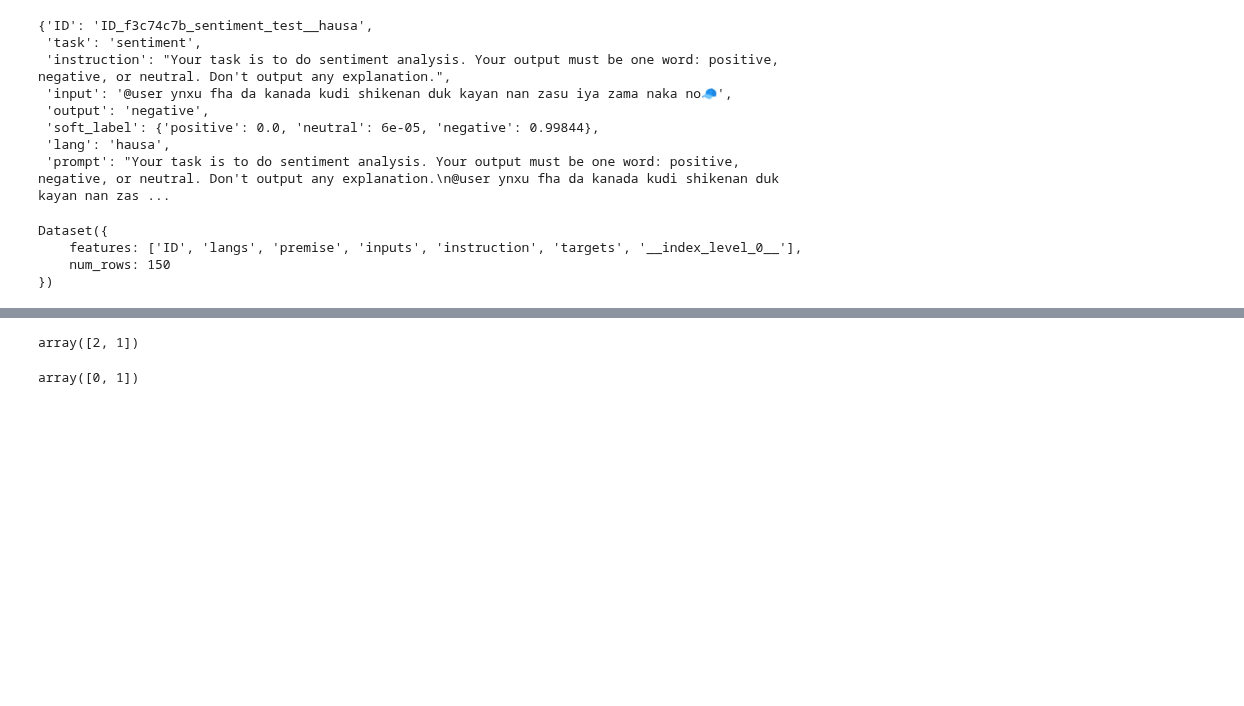
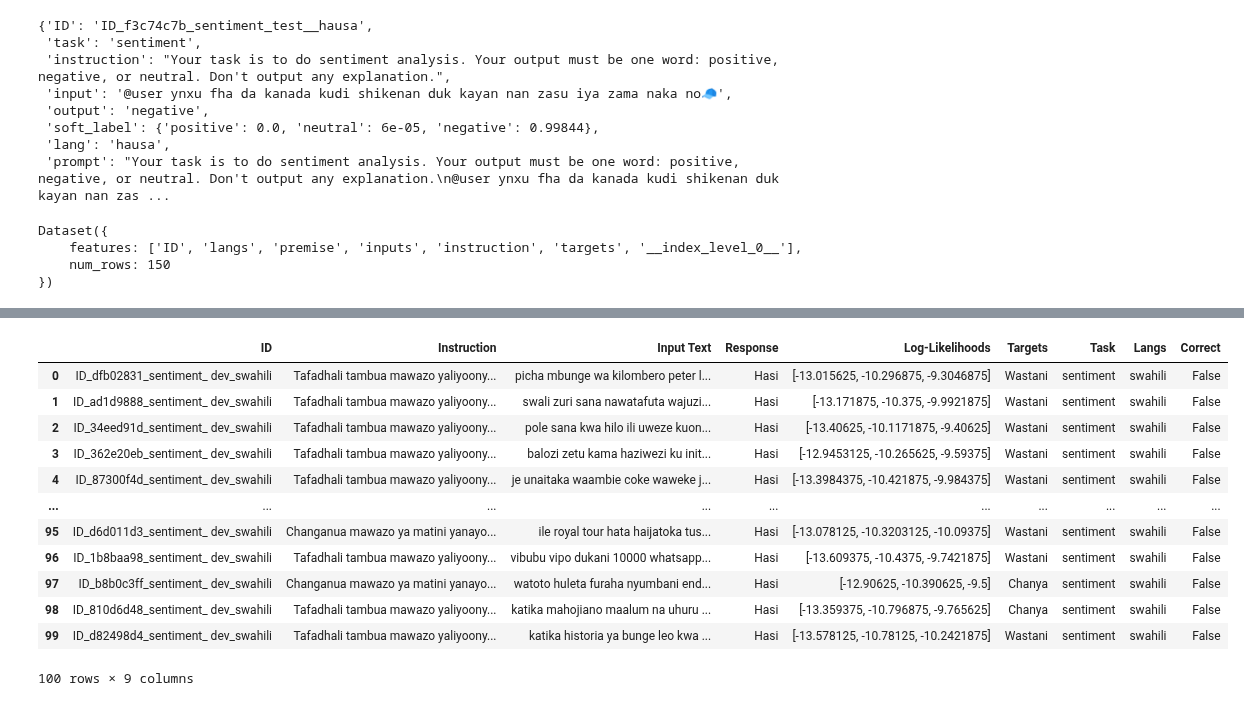
Before and after one commit to melissafasol/InkubaLM-Challenge, a Jupyter notebook: notebooks_ab/distillation.ipynb, the cells around one changed output, grey strips where cells are left out. Saved outputs shown, nothing was run; the diff lists cells and outputs as text; code cells hidden in the pictures; blank space fills up the shorter version.

```diff
--- a/notebooks_ab/distillation.ipynb
+++ b/notebooks_ab/distillation.ipynb
@@ -674,0 +741,15 @@ hau_sent = pd.read_csv(os.path.join(output_path,"hau_sentiment_prediction_dev.cs
+# %%
+target_labels_swa = [ 'Chanya', 'Wastani','Hasi']
+
+# Map integers to label strings
+response_map = {
+    0: 'Chanya',
+    1: 'Wastani',
+    2: 'Hasi'
+}
+
+# Assuming your DataFrame is named `df`
+swa_sent['Response'] = swa_sent['Response'].map(response_map)
+
+# Optional: check where prediction matches ground truth
+swa_sent['Correct'] = swa_sent['Response'] == swa_sent['Targets']
@@ -675,8 +772,16 @@ hau_sent = pd.read_csv(os.path.join(output_path,"hau_sentiment_prediction_dev.cs
 # %%
-swa_sent['Response'].unique()
+swa_sent
 # %% [output]
+|  | ID | Instruction | Input Text | Response | Log-Likelihoods | Targets | Task | Langs | Correct |
+| 0 | ID_dfb02831_sentiment_ dev_swahili | Tafadhali tambua mawazo yaliyoony... | picha mbunge wa kilombero peter l... | Hasi | [-13.015625, -10.296875, -9.3046875] | Wastani | sentiment | swahili | False |
+| 1 | ID_ad1d9888_sentiment_ dev_swahili | Tafadhali tambua mawazo yaliyoony... | swali zuri sana nawatafuta wajuzi... | Hasi | [-13.171875, -10.375, -9.9921875] | Wastani | sentiment | swahili | False |
+| 2 | ID_34eed91d_sentiment_ dev_swahili | Tafadhali tambua mawazo yaliyoony... | pole sana kwa hilo ili uweze kuon... | Hasi | [-13.40625, -10.1171875, -9.40625] | Wastani | sentiment | swahili | False |
+| 3 | ID_362e20eb_sentiment_ dev_swahili | Tafadhali tambua mawazo yaliyoony... | balozi zetu kama haziwezi ku init... | Hasi | [-12.9453125, -10.265625, -9.59375] | Wastani | sentiment | swahili | False |
+| 4 | ID_87300f4d_sentiment_ dev_swahili | Tafadhali tambua mawazo yaliyoony... | je unaitaka waambie coke waweke j... | Hasi | [-13.3984375, -10.421875, -9.984375] | Wastani | sentiment | swahili | False |
+| ... | ... | ... | ... | ... | ... | ... | ... | ... | ... |
+| 95 | ID_d6d011d3_sentiment_ dev_swahili | Changanua mawazo ya matini yanayo... | ile royal tour hata haijatoka tus... | Hasi | [-13.078125, -10.3203125, -10.09375] | Wastani | sentiment | swahili | False |
+| 96 | ID_1b8baa98_sentiment_ dev_swahili | Tafadhali tambua mawazo yaliyoony... | vibubu vipo dukani 10000 whatsapp... | Hasi | [-13.609375, -10.4375, -9.7421875] | Wastani | sentiment | swahili | False |
+| 97 | ID_b8b0c3ff_sentiment_ dev_swahili | Changanua mawazo ya matini yanayo... | watoto huleta furaha nyumbani end... | Hasi | [-12.90625, -10.390625, -9.5] | Chanya | sentiment | swahili | False |
+| 98 | ID_810d6d48_sentiment_ dev_swahili | Tafadhali tambua mawazo yaliyoony... | katika mahojiano maalum na uhuru ... | Hasi | [-13.359375, -10.796875, -9.765625] | Chanya | sentiment | swahili | False |
+| 99 | ID_d82498d4_sentiment_ dev_swahili | Tafadhali tambua mawazo yaliyoony... | katika historia ya bunge leo kwa ... | Hasi | [-13.578125, -10.78125, -10.2421875] | Wastani | sentiment | swahili | False |
-array([2, 1])
+100 rows × 9 columns
-# %%
-hau_sent['Response'].unique()
-# %% [output]
-array([0, 1])
```
Also changed, not shown: parts of 39 cells of this notebook.
